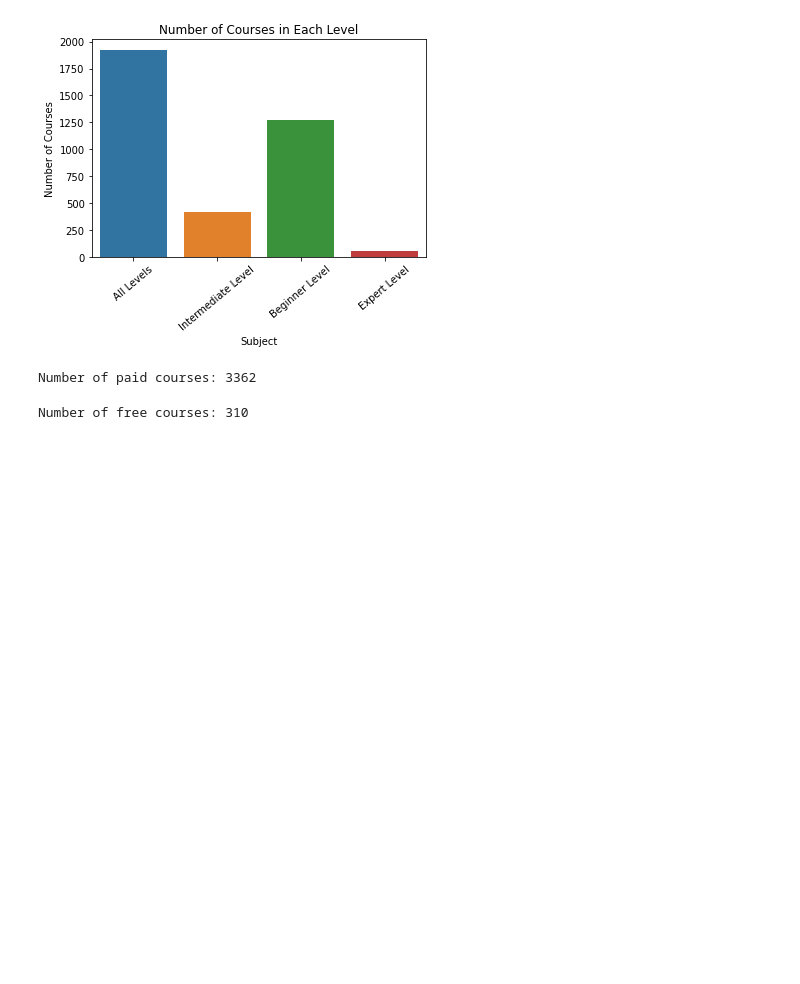
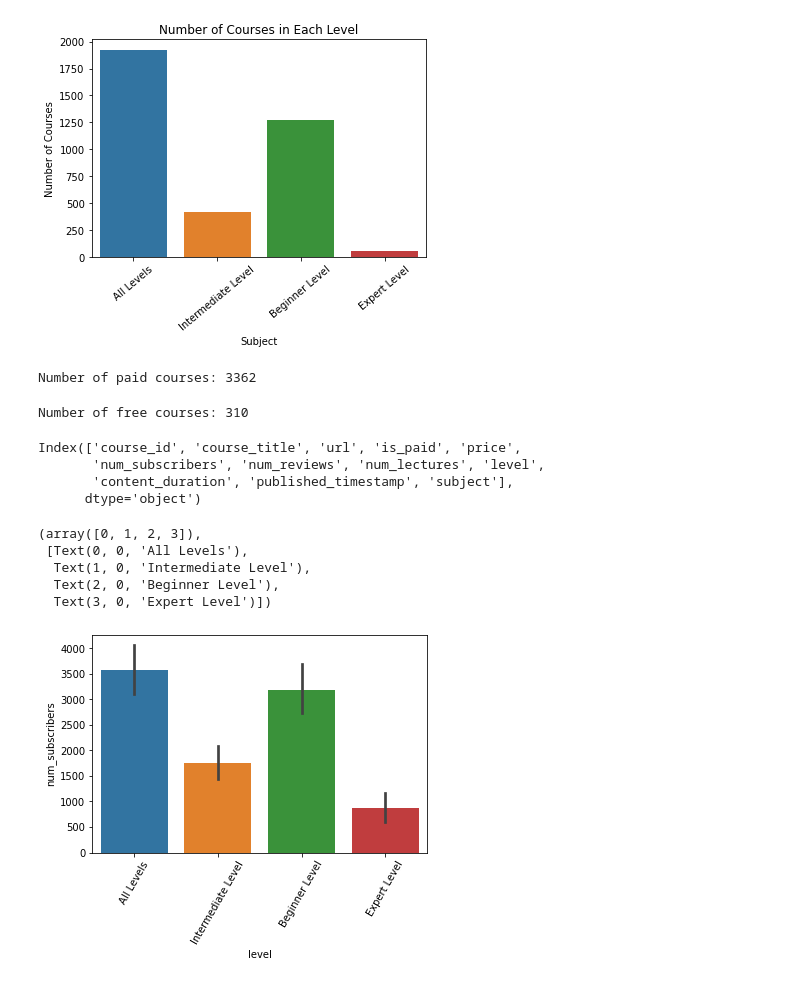
Before and after one commit to Dharmil4602/data-science-projects, a Jupyter notebook: Udemy-Courses/udemy_courses.ipynb, the cells around one changed output. Saved outputs shown, nothing was run; the diff lists cells and outputs as text; code cells hidden in the pictures; blank space fills up the shorter version.

Commit message:
Shown the number of subscribers each level has

```diff
--- a/Udemy-Courses/udemy_courses.ipynb
+++ b/Udemy-Courses/udemy_courses.ipynb
@@ -154,3 +154,21 @@ free_course = len(data[data['is_paid'] == 'Free'])
 print("Number of free courses:", free_course)
 # %% [output]
 Number of free courses: 310
+# %%
+# Finding which level has more number of subscribers
+data.columns
+# %% [output]
+Index(['course_id', 'course_title', 'url', 'is_paid', 'price',
+       'num_subscribers', 'num_reviews', 'num_lectures', 'level',
+       'content_duration', 'published_timestamp', 'subject'],
+      dtype='object')
+# %%
+sns.barplot(x="level", y='num_subscribers', data=data)
+plt.xticks(rotation=60)
+# %% [output]
+(array([0, 1, 2, 3]),
+ [Text(0, 0, 'All Levels'),
+  Text(1, 0, 'Intermediate Level'),
+  Text(2, 0, 'Beginner Level'),
+  Text(3, 0, 'Expert Level')])
+[figure, added]
```
Also changed, not shown: parts of 1 cell of this notebook.
